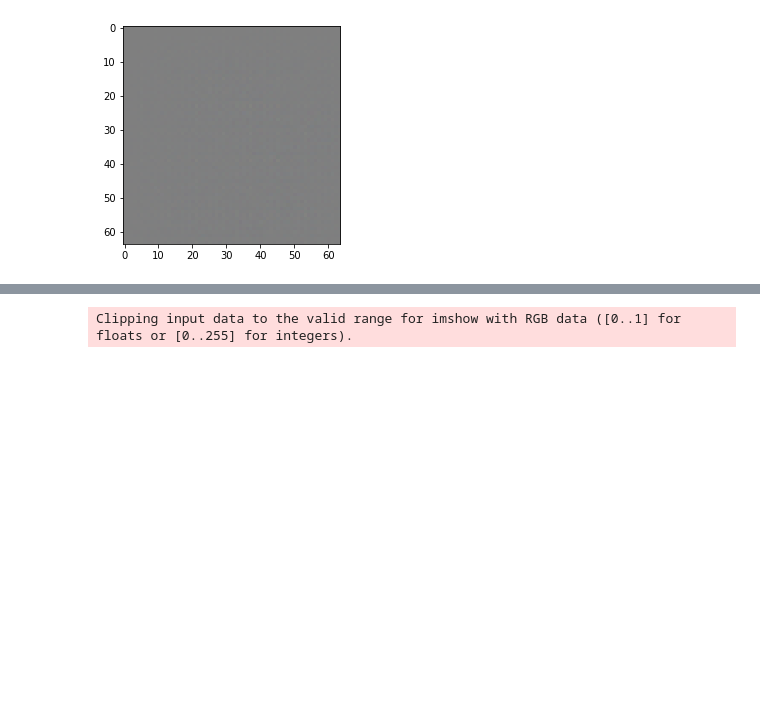
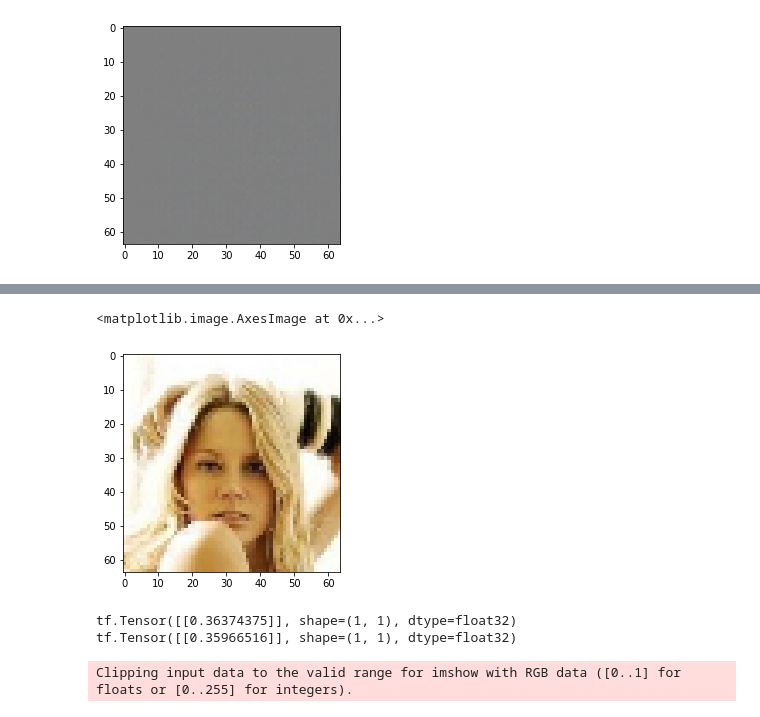
Before and after one commit to JRyanShue/DCGAN, a Jupyter notebook: src/DCGAN.ipynb, the cells around one changed output, grey strips where cells are left out. Drawn from its saved outputs; the diff is of its cells as text; code cells hidden in the pictures; blank space fills up the shorter version.

```diff
--- a/src/DCGAN.ipynb
+++ b/src/DCGAN.ipynb
@@ -604,3 +598,27 @@ tf.Tensor([[0.5000266]], shape=(1, 1), dtype=float32)
+# %%
+plt.imshow((test_real_sample[0]+1)/2)
+# %% [output]
+<matplotlib.image.AxesImage at 0x...>
+[figure, added]
+# %%
+fake = 0
+real = 0
+
+for i in range(1000):
+  test_g_sample = g(get_noise_samples(1))
+  test_real_sample = get_image_samples(1)
+  fake+=d(test_g_sample)
+  real+=d(test_real_sample)
+
+print(fake/1000.0)
+print(real/1000.0)
+
+# print(d(test_g_sample))
+
+# print(d(test_real_sample))
+# %% [output]
+tf.Tensor([[0.36374375]], shape=(1, 1), dtype=float32)
+tf.Tensor([[0.35966516]], shape=(1, 1), dtype=float32)
 # %%
 plt.imshow(g_examples[0])
 # %% [output]
```
Also changed, not shown: parts of 21 cells of this notebook.
